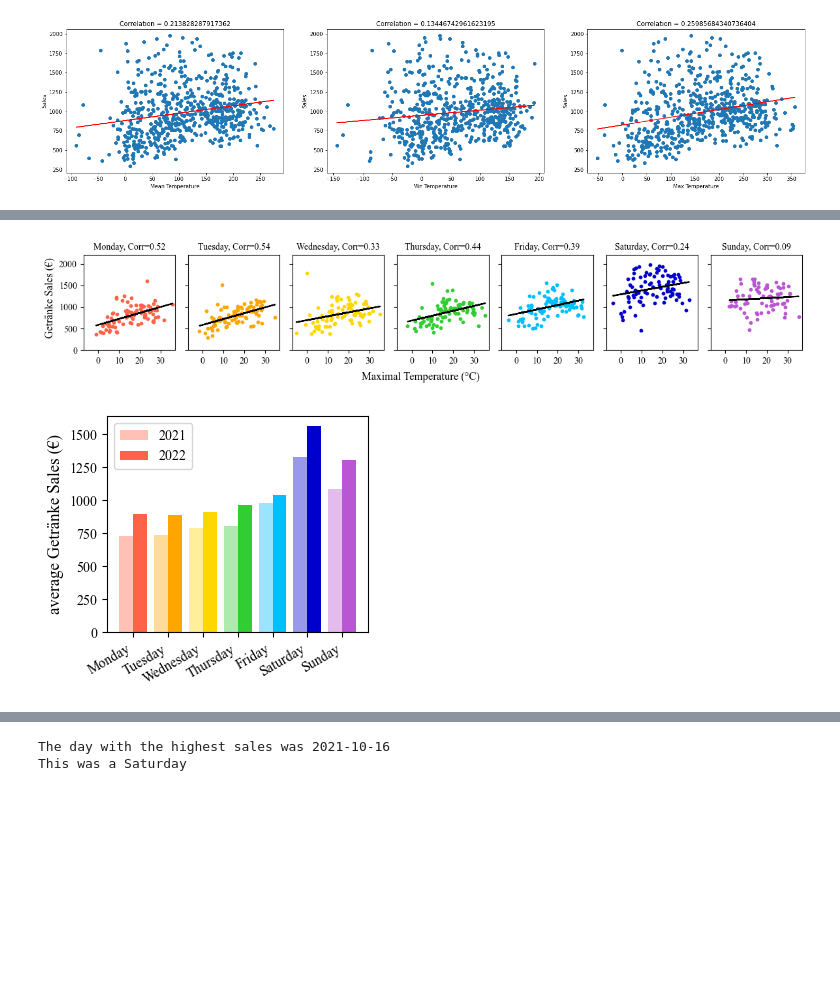
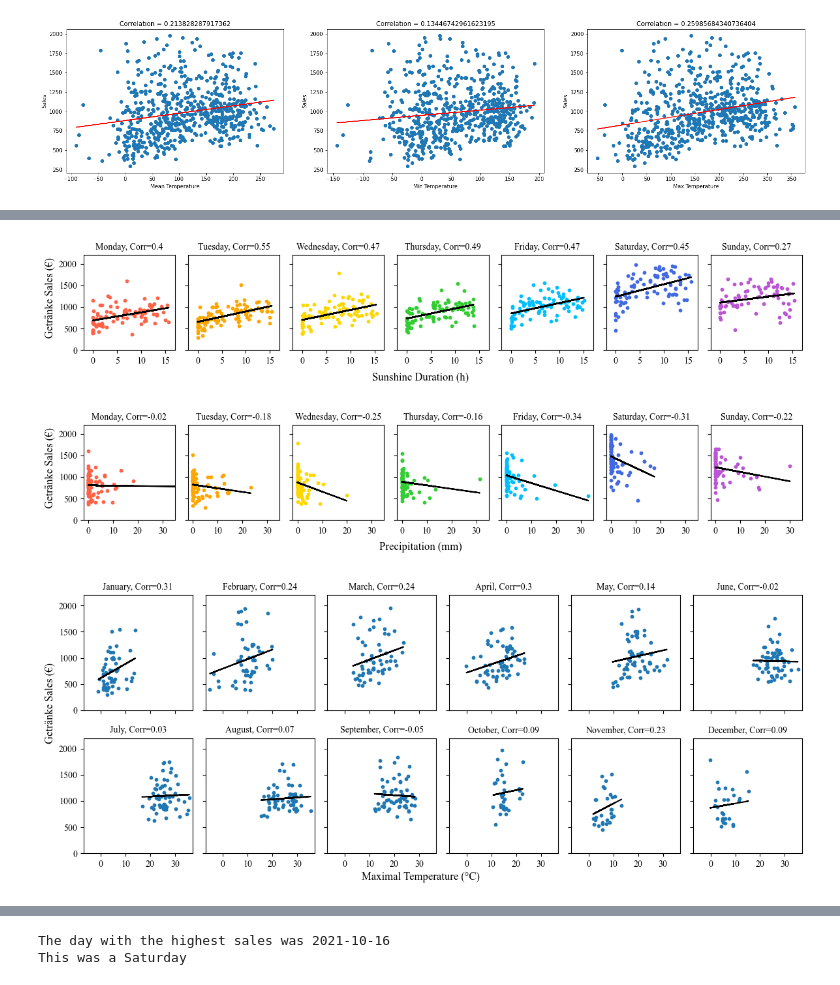
Before and after one commit to magicmagnus/CoffeeClimateCorrelation, a Jupyter notebook: plot_combined_data.ipynb, the cells around one changed output, grey strips where cells are left out. Drawn from its saved outputs; the diff is of its cells as text; code cells hidden in the pictures; blank space fills up the shorter version.

```diff
--- a/plot_combined_data.ipynb
+++ b/plot_combined_data.ipynb
@@ -82,49 +140,66 @@ def plot_correlation(df, weather_variable, sales_variable, condition, condition_
+# %%
+weather_variable = "sunshine_duration"
+
+sales_variable = "Getränke_sales"
+
+
+# Plot the correlation between the max temperature and the sales for each day of the week
+fig, axes = plt.subplots(1, 7, figsize=(12, 2.5), sharey=True, sharex=True, frameon=True)
+fig.supxlabel("Sunshine Duration (h)", fontsize=12, x=0.5, y=0.08)
+fig.supylabel("Getränke Sales (€)", fontsize=12, x=0.02, y=0.6)
+for i, day in enumerate(days):
+    plot_correlation(df, weather_variable, sales_variable, "day_of_week", day, axes[i], day_colors[i])
+    axes[i].set_ylim(0, 2200)
+    axes[i].set_yticks(np.arange(0, 2500, 500))
+    axes[i].set_xlim(-2, 17)
+    axes[i].set_xticks(np.arange(0, 20, 5))
+# tight layout to avoid overlapping of the x-axis labels
+
+plt.tight_layout()
+plt.show()
+# %% [output]
+[figure, added]
 # %%
-weather_variable = "temperature_max"
+weather_variable = "precipitation"
 
 sales_variable = "Getränke_sales"
 
-days = ["Monday", "Tuesday", "Wednesday", "Thursday", "Friday", "Saturday", "Sunday"]
-day_colors = ["tomato", "orange", "gold", "limegreen", "deepskyblue", "mediumblue", "mediumorchid"]
-
-# change the font for the whole plot
-plt.rcParams["font.family"] = "Times New Roman"
 
 # Plot the correlation between the max temperature and the sales for each day of the week
 fig, axes = plt.subplots(1, 7, figsize=(12, 2.5), sharey=True, sharex=True, frameon=True)
-fig.supxlabel("Maximal Temperature (°C)", fontsize=12, x=0.5, y=0.08)
+fig.supxlabel("Precipitation (mm)", fontsize=12, x=0.5, y=0.08)
 fig.supylabel("Getränke Sales (€)", fontsize=12, x=0.02, y=0.6)
 for i, day in enumerate(days):
     plot_correlation(df, weather_variable, sales_variable, "day_of_week", day, axes[i], day_colors[i])
     axes[i].set_ylim(0, 2200)
     axes[i].set_yticks(np.arange(0, 2500, 500))
-    axes[i].set_xlim(-7, 37)
+    axes[i].set_xlim(-2, 35)
     axes[i].set_xticks(np.arange(0, 40, 10))
 # tight layout to avoid overlapping of the x-axis labels
 
 plt.tight_layout()
 plt.show()
-
-fig, ax = plt.subplots(1, 1, figsize=(3.5, 3), sharey=True, sharex=True)
-ax.set_ylabel("average Getränke Sales (€)", fontsize=12, x=-0.0, y=0.5)
-
-width = 0.4
-for i, day in enumerate(days):
-    ax.bar(i+1-0.5*width, df[(df["day_of_week"] == day) & (df["year"] == 2021)]["Getränke_sales"].astype("float").mean(), label=day, color=day_colors[i], width=width, alpha=0.4, )
-    ax.bar(i+1+0.5*width, df[(df["day_of_week"] == day) & (df["year"] == 2022)]["Getränke_sales"].astype("float").mean(), label=day, color=day_colors[i], width=width)
-    #ax[int(year) - 2021].set_ylim(0, 1600)
-    # turn the x-axis labels 45 degrees
-    for tick in ax.get_xticklabels():
-        tick.set_rotation(30)
-        tick.set_horizontalalignment("right")
-    # use the day names as x-axis labels
-    ax.set_xticks(np.arange(1, 8))
-    ax.set_xticklabels(days)
-
-ax.legend(["2021", "2022"], loc="upper left", fontsize=10)
-
-plt.tight_layout()
-plt.show()
 # %% [output]
-[figure, old version]
+[figure, new version]
-[figure, removed]
+# %%
+weather_variable = "temperature_max"
+
+sales_variable = "Getränke_sales"
+
+# Plot the correlation between the max temperature and the sales for each month of the year
+fig, axes = plt.subplots(2, 6, figsize=(12, 5), sharey=True, sharex=True)
+
+fig.supylabel("Getränke Sales (€)", fontsize=12, x=0.02, y=0.6)
+fig.supxlabel("Maximal Temperature (°C)", fontsize=12, x=0.5, y=0.05)
+for i, month in enumerate(df["month"].unique()):
+    j = 1 if i >= 6 else 0
+    i = i - 6 if i >= 6 else i
+    plot_correlation(df, weather_variable, sales_variable, "month", month, axes[j, i])
+    axes[j,i].set_ylim(0, 2200)
+    axes[j,i].set_yticks(np.arange(0, 2500, 500))
+    axes[j,i].set_xlim(-7, 37)
+    axes[j,i].set_xticks(np.arange(0, 40, 10))
+plt.tight_layout()
+plt.show()
+# %% [output]
+[figure, added]
```
Also changed, not shown: parts of 6 cells of this notebook.
